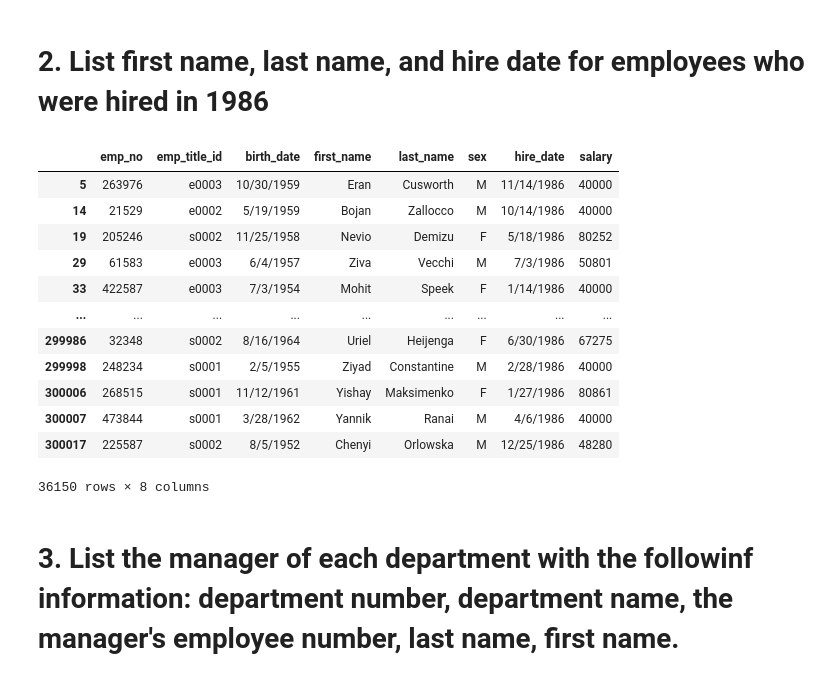
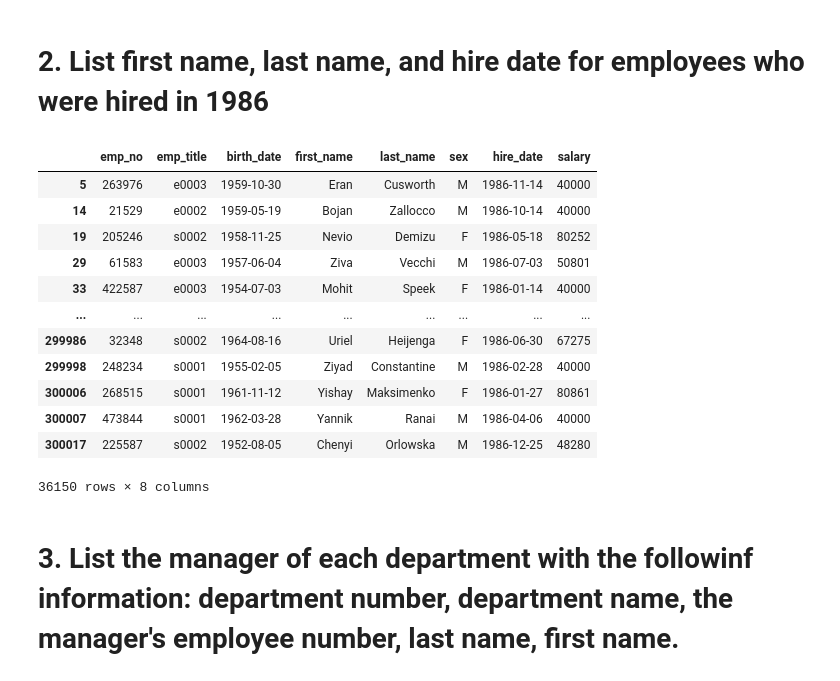
Before and after one commit to suryaanthony2/ad-dm-assignment, a Jupyter notebook: EmployeeSQL/data/Data Analysis.ipynb, the cells around one changed output. Cells and saved outputs as stored; diff of their text form; code cells hidden in the pictures.

```diff
--- a/EmployeeSQL/data/Data Analysis.ipynb
+++ b/EmployeeSQL/data/Data Analysis.ipynb
@@ -4,0 +6,4 @@ employee = pd.read_csv("employees.csv")
+# %%
+engine = create_engine('postgresql://postgres:windows8@localhost:5432/ad-dm')
+# %%
+employee = pd.read_sql_table("employees", con=engine)
@@ -42,20 +66,20 @@ employee_salaries.loc[:, ["emp_no", "last_name", "first_name", "sex", "salary"]]
 # %%
 regex = ".*1986"
 # %%
-employee_salaries[employee_salaries["hire_date"].str.match(regex)]
+employee_salaries[employee_salaries["hire_date"].dt.year == 1986]
 # %% [output]
-|  | emp_no | emp_title_id | birth_date | first_name | last_name | sex | hire_date | salary |
-| 5 | 263976 | e0003 | 10/30/1959 | Eran | Cusworth | M | 11/14/1986 | 40000 |
-| 14 | 21529 | e0002 | 5/19/1959 | Bojan | Zallocco | M | 10/14/1986 | 40000 |
-| 19 | 205246 | s0002 | 11/25/1958 | Nevio | Demizu | F | 5/18/1986 | 80252 |
-| 29 | 61583 | e0003 | 6/4/1957 | Ziva | Vecchi | M | 7/3/1986 | 50801 |
-| 33 | 422587 | e0003 | 7/3/1954 | Mohit | Speek | F | 1/14/1986 | 40000 |
+|  | emp_no | emp_title | birth_date | first_name | last_name | sex | hire_date | salary |
+| 5 | 263976 | e0003 | 1959-10-30 | Eran | Cusworth | M | 1986-11-14 | 40000 |
+| 14 | 21529 | e0002 | 1959-05-19 | Bojan | Zallocco | M | 1986-10-14 | 40000 |
+| 19 | 205246 | s0002 | 1958-11-25 | Nevio | Demizu | F | 1986-05-18 | 80252 |
+| 29 | 61583 | e0003 | 1957-06-04 | Ziva | Vecchi | M | 1986-07-03 | 50801 |
+| 33 | 422587 | e0003 | 1954-07-03 | Mohit | Speek | F | 1986-01-14 | 40000 |
 | ... | ... | ... | ... | ... | ... | ... | ... | ... |
-| 299986 | 32348 | s0002 | 8/16/1964 | Uriel | Heijenga | F | 6/30/1986 | 67275 |
-| 299998 | 248234 | s0001 | 2/5/1955 | Ziyad | Constantine | M | 2/28/1986 | 40000 |
-| 300006 | 268515 | s0001 | 11/12/1961 | Yishay | Maksimenko | F | 1/27/1986 | 80861 |
-| 300007 | 473844 | s0001 | 3/28/1962 | Yannik | Ranai | M | 4/6/1986 | 40000 |
-| 300017 | 225587 | s0002 | 8/5/1952 | Chenyi | Orlowska | M | 12/25/1986 | 48280 |
+| 299986 | 32348 | s0002 | 1964-08-16 | Uriel | Heijenga | F | 1986-06-30 | 67275 |
+| 299998 | 248234 | s0001 | 1955-02-05 | Ziyad | Constantine | M | 1986-02-28 | 40000 |
+| 300006 | 268515 | s0001 | 1961-11-12 | Yishay | Maksimenko | F | 1986-01-27 | 80861 |
+| 300007 | 473844 | s0001 | 1962-03-28 | Yannik | Ranai | M | 1986-04-06 | 40000 |
+| 300017 | 225587 | s0002 | 1952-08-05 | Chenyi | Orlowska | M | 1986-12-25 | 48280 |
 36150 rows × 8 columns
 # %% [markdown]
 # 3. List the manager of each department with the followinf information: department number, department name, the manager's employee number, last name, first name.
```
Also changed, not shown: parts of 22 cells of this notebook.
